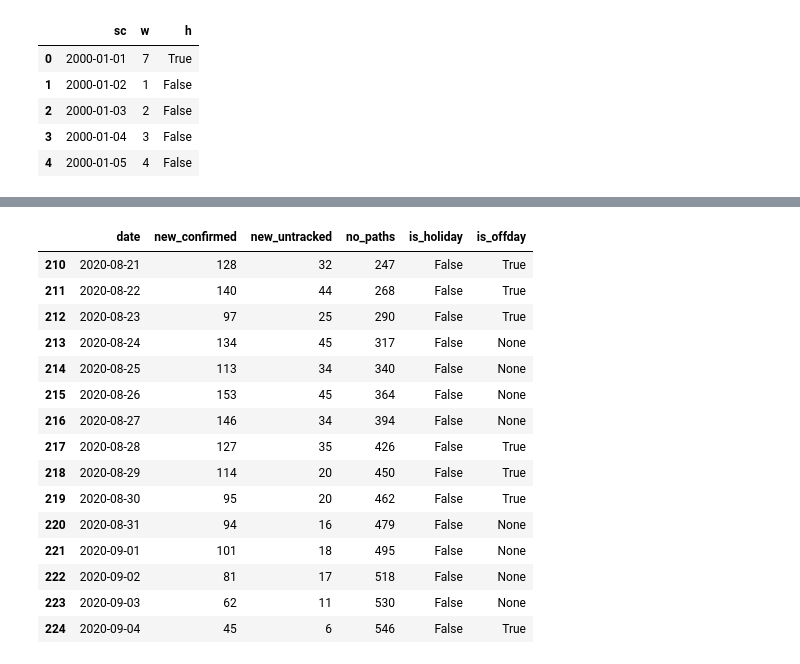
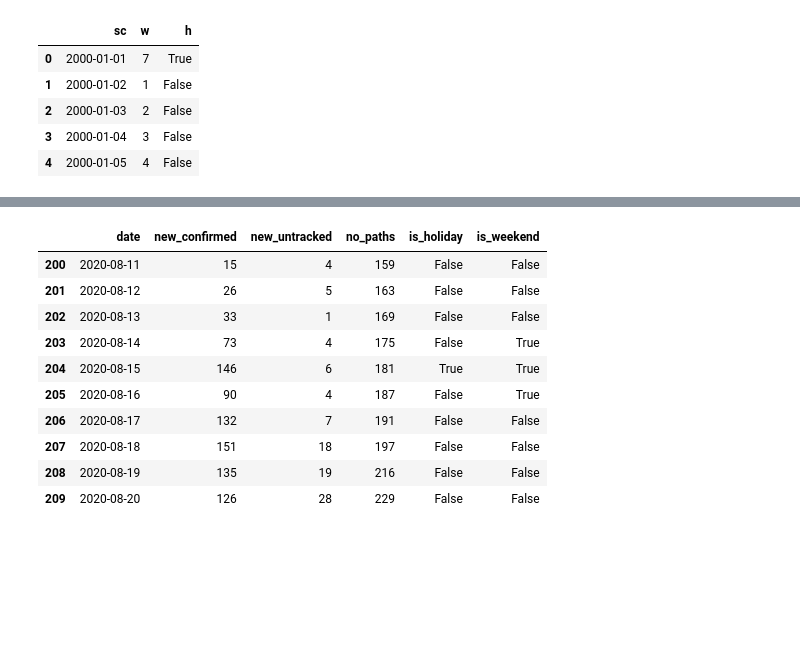
Before and after one commit to snoop2head/covid19_unknown_spread, a Jupyter notebook: forecast.ipynb, the cells around one changed output, grey strips where cells are left out. Cells and saved outputs as stored; diff of their text form; code cells hidden in the pictures; blank space fills up the shorter version.

Commit message:
make training dataset with holiday, weekend

```diff
--- a/forecast.ipynb
+++ b/forecast.ipynb
@@ -418,7 +418,9 @@ def label_weekend(row):
     # saturday
     if row['w'] == 7:
         return True
+    else:
+        return False
 # %%
-df_calendar["is_offday"] = df_calendar.apply(lambda row: label_offdays(row), axis=1)
+df_calendar["is_weekend"] = df_calendar.apply(lambda row: label_weekend(row), axis=1)
 df_calendar.head(10)
 # %% [output]
@@ -438,6 +441,6 @@ df_calendar.rename(columns = {'sc':'date', 'h':'is_holiday'}, inplace = True)
 # %%
 df_calendar.to_csv("dataset_predict/df_calendar.csv", index=False)
 # %%
-df_calendar_subset = df_calendar[["date", "is_holiday", "is_offday"]]
+df_calendar_subset = df_calendar[["date", "is_holiday", "is_weekend"]]
 # %%
 df_train = pd.merge(df_merged, df_calendar_subset, how="left", on="date")
@@ -462,19 +455,14 @@ df_train.head(15)
 # %%
-df_train.tail(15)
+df_train[-25:-15]
 # %% [output]
-|  | date | new_confirmed | new_untracked | no_paths | is_holiday | is_offday |
-| 210 | 2020-08-21 | 128 | 32 | 247 | False | True |
-| 211 | 2020-08-22 | 140 | 44 | 268 | False | True |
-| 212 | 2020-08-23 | 97 | 25 | 290 | False | True |
-| 213 | 2020-08-24 | 134 | 45 | 317 | False | None |
-| 214 | 2020-08-25 | 113 | 34 | 340 | False | None |
-| 215 | 2020-08-26 | 153 | 45 | 364 | False | None |
-| 216 | 2020-08-27 | 146 | 34 | 394 | False | None |
-| 217 | 2020-08-28 | 127 | 35 | 426 | False | True |
-| 218 | 2020-08-29 | 114 | 20 | 450 | False | True |
-| 219 | 2020-08-30 | 95 | 20 | 462 | False | True |
-| 220 | 2020-08-31 | 94 | 16 | 479 | False | None |
-| 221 | 2020-09-01 | 101 | 18 | 495 | False | None |
-| 222 | 2020-09-02 | 81 | 17 | 518 | False | None |
-| 223 | 2020-09-03 | 62 | 11 | 530 | False | None |
-| 224 | 2020-09-04 | 45 | 6 | 546 | False | True |
+|  | date | new_confirmed | new_untracked | no_paths | is_holiday | is_weekend |
+| 200 | 2020-08-11 | 15 | 4 | 159 | False | False |
+| 201 | 2020-08-12 | 26 | 5 | 163 | False | False |
+| 202 | 2020-08-13 | 33 | 1 | 169 | False | False |
+| 203 | 2020-08-14 | 73 | 4 | 175 | False | True |
+| 204 | 2020-08-15 | 146 | 6 | 181 | True | True |
+| 205 | 2020-08-16 | 90 | 4 | 187 | False | True |
+| 206 | 2020-08-17 | 132 | 7 | 191 | False | False |
+| 207 | 2020-08-18 | 151 | 18 | 197 | False | False |
+| 208 | 2020-08-19 | 135 | 19 | 216 | False | False |
+| 209 | 2020-08-20 | 126 | 28 | 229 | False | False |
```
Also changed, not shown: parts of 3 cells of this notebook, 1 other file.
